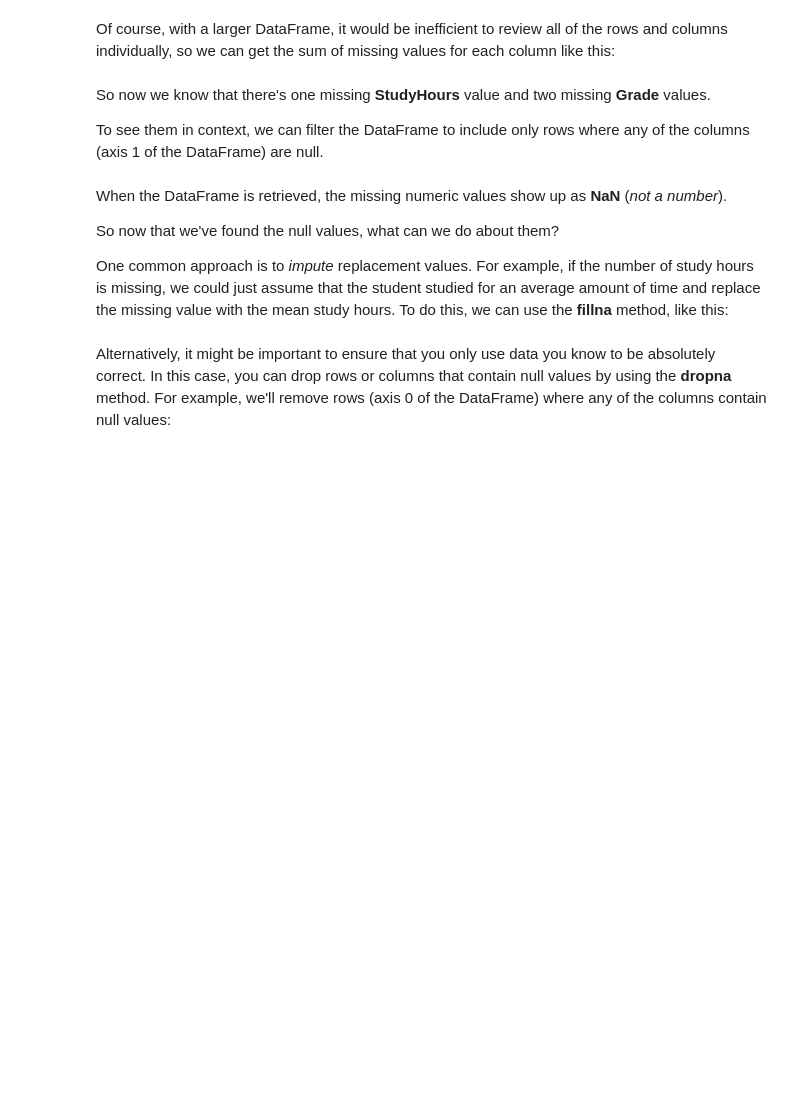
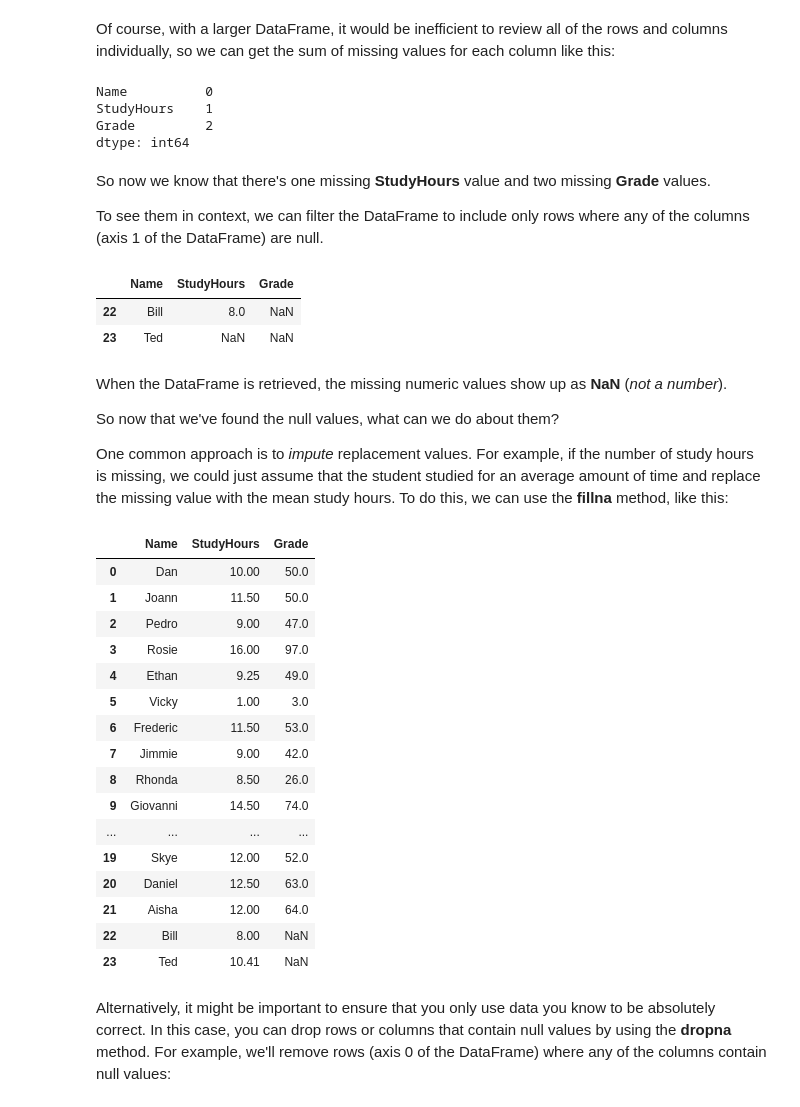
Before and after one commit to hugosouto/coursera-microsoft-azure-ds-specialization, a Jupyter notebook: 1-course-create-ml-models-in-azure/01-numpy-and-pandas.ipynb, the cells around one changed output. Cells and saved outputs as stored; diff of their text form; code cells hidden in the pictures; blank space fills up the shorter version.

```diff
--- a/1-course-create-ml-models-in-azure/01-numpy-and-pandas.ipynb
+++ b/1-course-create-ml-models-in-azure/01-numpy-and-pandas.ipynb
@@ -172,0 +263,10 @@ df_students.head()
+# %%
+import urllib.request
+
+url = 'https://raw.githubusercontent.com/MicrosoftDocs/mslearn-introduction-to-machine-learning/main/Data/ml-basics/grades.csv'
+filename = 'data/grades.csv'
+
+urllib.request.urlretrieve(url, filename)
+
+df_students = pd.read_csv('data/grades.csv',delimiter=',',header='infer')
+df_students.head()
@@ -183,12 +308,22 @@ df_students.isnull()
 Of course, with a larger DataFrame, it would be inefficient to review all of the rows and columns individually, so we can get the sum of missing values for each column like this:
 # %%
 df_students.isnull().sum()
+# %% [output]
+Name          0
+StudyHours    1
+Grade         2
+dtype: int64
 # %% [markdown]
 So now we know that there's one missing **StudyHours** value and two missing **Grade** values.
 
 To see them in context, we can filter the DataFrame to include only rows where any of the columns (axis 1 of the DataFrame) are null.
 # %%
+# df_students[df_students.isnull().any(axis=1)]
 df_students[df_students.isnull().any(axis=1)]
+# %% [output]
+|  | Name | StudyHours | Grade |
+| 22 | Bill | 8.0 | NaN |
+| 23 | Ted | NaN | NaN |
 # %% [markdown]
 When the DataFrame is retrieved, the missing numeric values show up as **NaN** (*not a number*).
 
@@ -196,8 +331,26 @@ So now that we've found the null values, what can we do about them?
 
 One common approach is to *impute* replacement values. For example, if the number of study hours is missing, we could just assume that the student studied for an average amount of time and replace the missing value with the mean study hours. To do this, we can use the **fillna** method, like this:
 # %%
-df_students.StudyHours = df_students.StudyHours.fillna(df_students.StudyHours.mean())
+df_students.StudyHours = df_students.StudyHours.fillna(df_students.StudyHours.mean().round(2))
 df_students
+# %% [output]
+|  | Name | StudyHours | Grade |
+| 0 | Dan | 10.00 | 50.0 |
+| 1 | Joann | 11.50 | 50.0 |
+| 2 | Pedro | 9.00 | 47.0 |
+| 3 | Rosie | 16.00 | 97.0 |
+| 4 | Ethan | 9.25 | 49.0 |
+| 5 | Vicky | 1.00 | 3.0 |
+| 6 | Frederic | 11.50 | 53.0 |
+| 7 | Jimmie | 9.00 | 42.0 |
+| 8 | Rhonda | 8.50 | 26.0 |
+| 9 | Giovanni | 14.50 | 74.0 |
+| ... | ... | ... | ... |
+| 19 | Skye | 12.00 | 52.0 |
+| 20 | Daniel | 12.50 | 63.0 |
+| 21 | Aisha | 12.00 | 64.0 |
+| 22 | Bill | 8.00 | NaN |
+| 23 | Ted | 10.41 | NaN |
 # %% [markdown]
 Alternatively, it might be important to ensure that you only use data you know to be absolutely correct. In this case, you can drop rows or columns that contain null values by using the **dropna** method. For example, we'll remove rows (axis 0 of the DataFrame) where any of the columns contain null values:
 # %%
```
Also changed, not shown: parts of 29 cells of this notebook.
